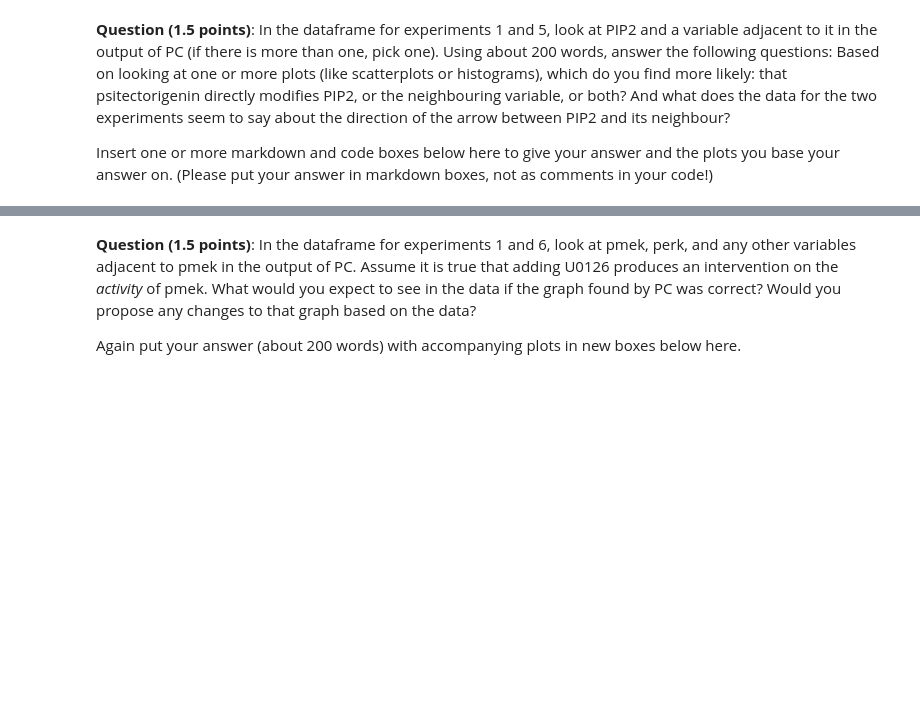
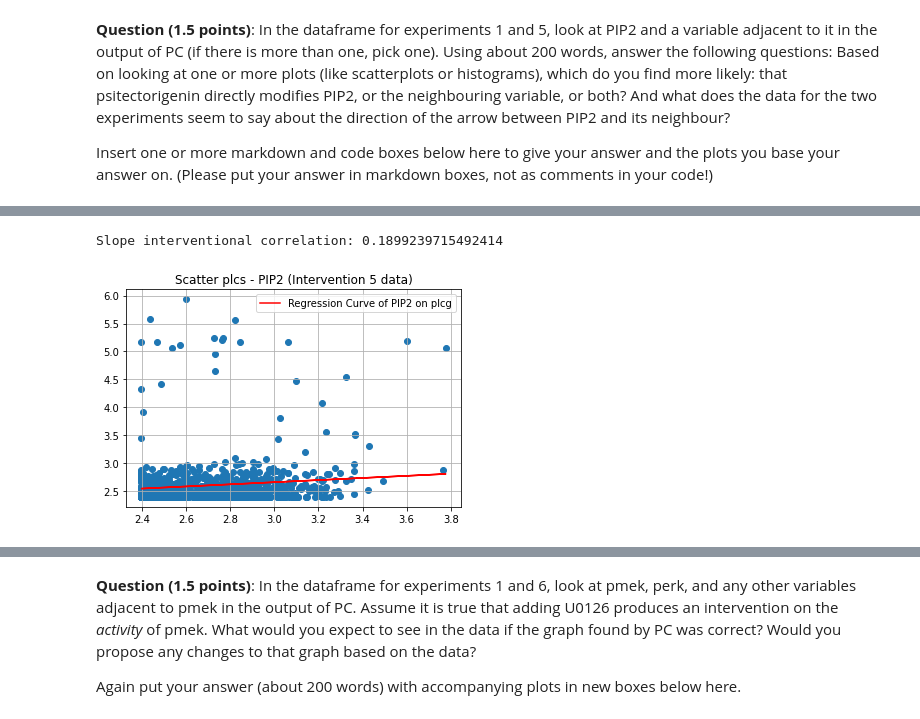
Before and after one commit to idangrady/INFOMAML, a Jupyter notebook: Programming_Assignments/Assignment_4/AML_assignment4.ipynb, the cells around one changed output, grey strips where cells are left out. Cells and saved outputs as stored; diff of their text form; code cells hidden in the pictures; blank space fills up the shorter version.

```diff
--- a/Programming_Assignments/Assignment_4/AML_assignment4.ipynb
+++ b/Programming_Assignments/Assignment_4/AML_assignment4.ipynb
@@ -389,0 +506,11 @@ Insert one or more markdown and code boxes below here to give your answer and th
+# %%
+plt.scatter(intervention5_data[intervention5_data.experiment == 5].plcg, intervention5_data[intervention5_data.experiment == 5].PIP2)
+m_int, b = np.polyfit(np.squeeze(intervention5_data[intervention5_data.experiment == 5].plcg), intervention5_data[intervention5_data.experiment == 5].PIP2, 1)
+plt.plot(np.squeeze(intervention5_data[intervention5_data.experiment == 5].plcg), m_int*np.squeeze(intervention5_data[intervention5_data.experiment == 5].plcg) + b, c="red", label="Regression Curve of PIP2 on plcg")
+plt.legend()
+plt.title("Scatter plcs - PIP2 (Intervention 5 data)")
+plt.grid(True)
+print(f"Slope interventional correlation: {m_int}")
+# %% [output]
+Slope interventional correlation: 0.1899239715492414
+[figure, added]
```
Also changed, not shown: parts of 15 cells of this notebook.
